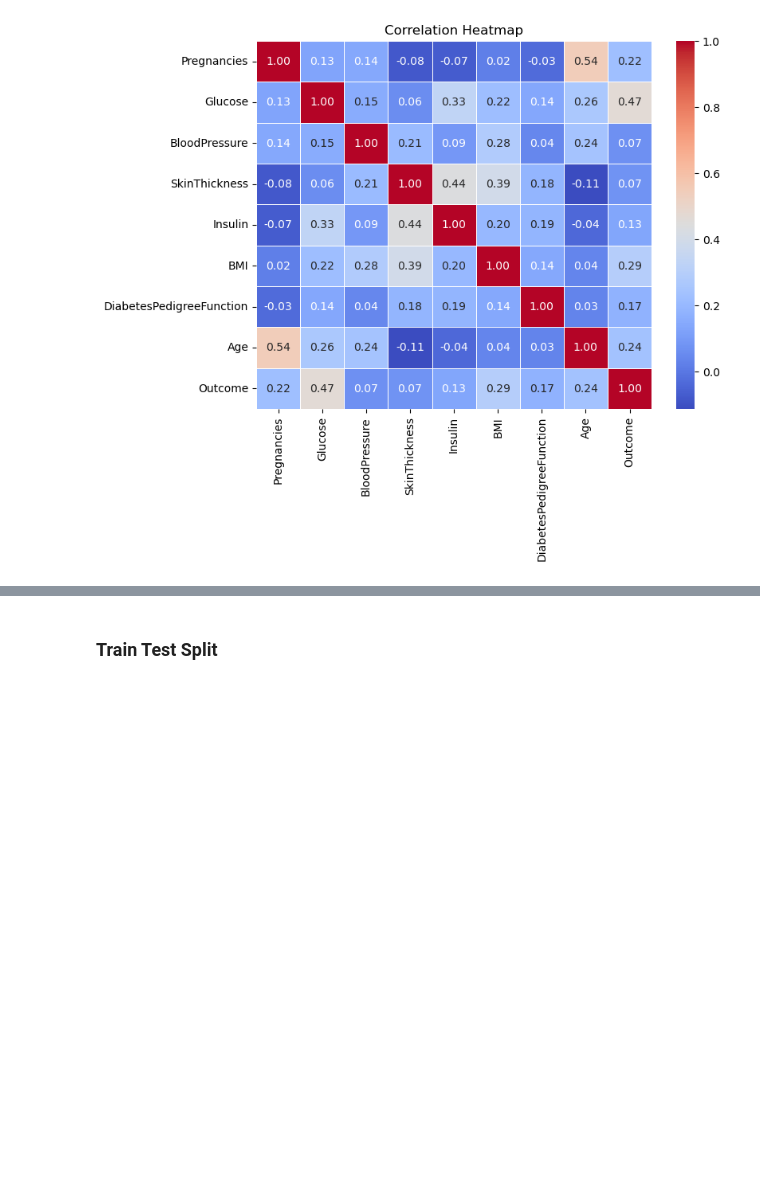
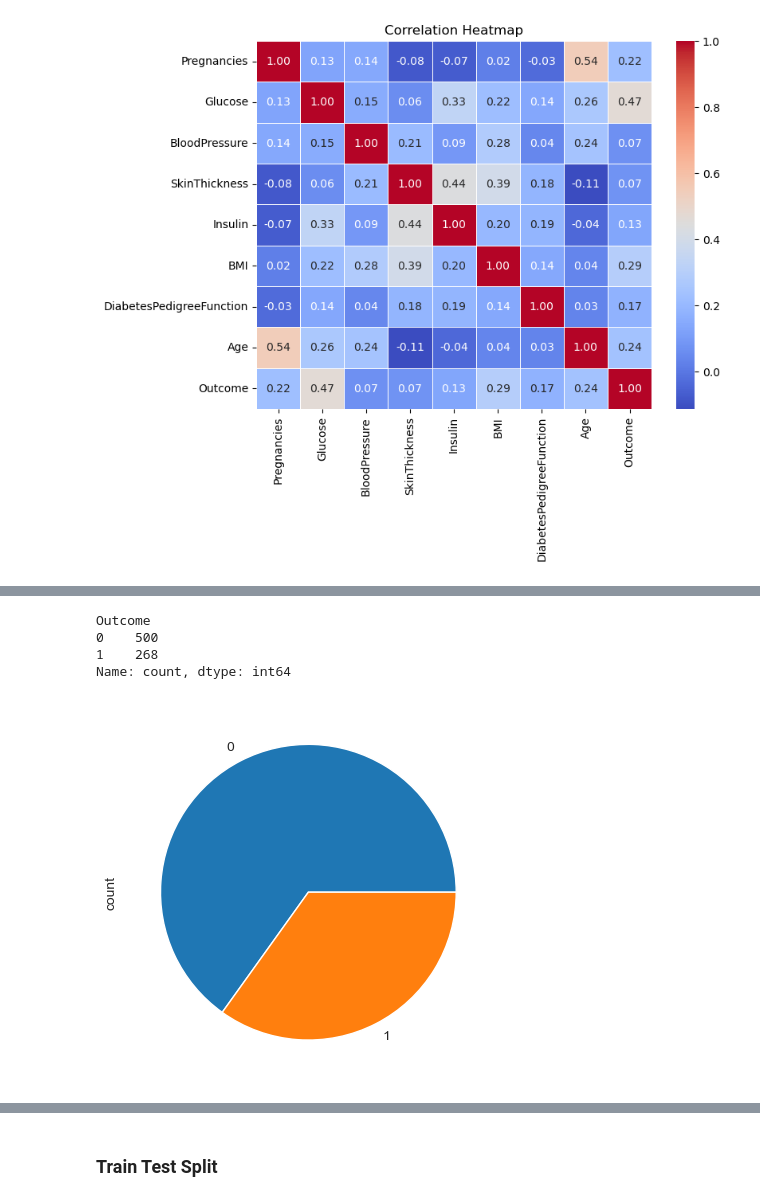
Before and after one commit to SHREYA0013/Diabetes-Prediction, a Jupyter notebook: Python File/DIABETES PATIENTS.ipynb, the cells around one changed output, grey strips where cells are left out. Saved outputs shown, nothing was run; the diff lists cells and outputs as text; code cells hidden in the pictures; blank space fills up the shorter version.

```diff
--- a/Python File/DIABETES PATIENTS.ipynb
+++ b/Python File/DIABETES PATIENTS.ipynb
@@ -91,0 +189,11 @@ plt.show()
+# %%
+color_wheel={1:"red",2:"blue"}
+colors=data["Outcome"].map(lambda x:color_wheel.get(x+1))
+print(data.Outcome.value_counts())
+plot=data.Outcome.value_counts().plot(kind="pie")
+# %% [output]
+Outcome
+0    500
+1    268
+Name: count, dtype: int64
+[figure, added]
```
Also changed, not shown: parts of 15 cells of this notebook.
